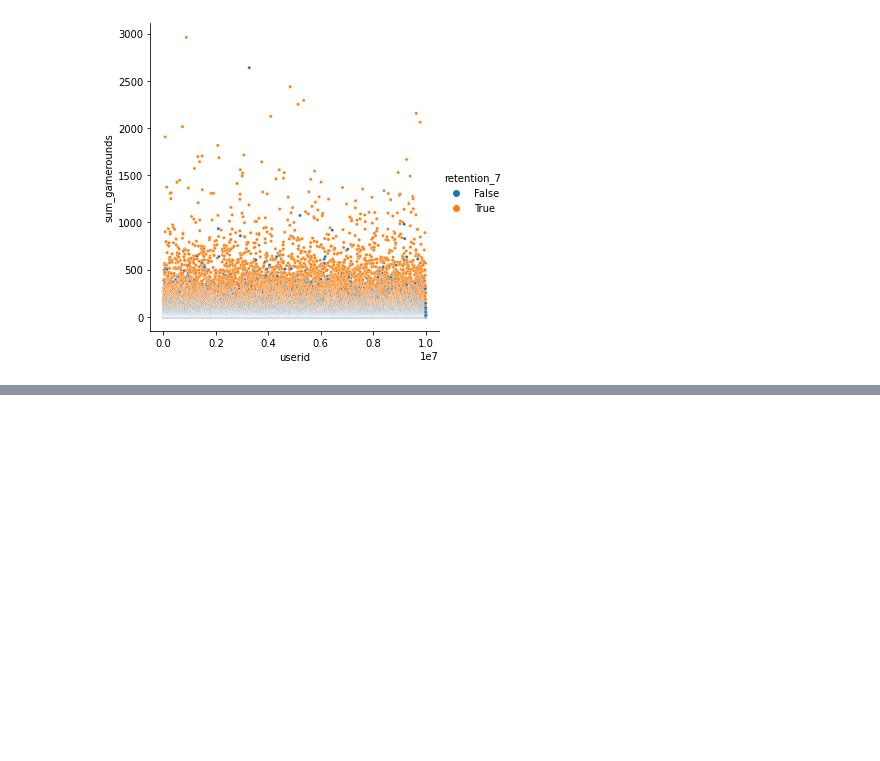
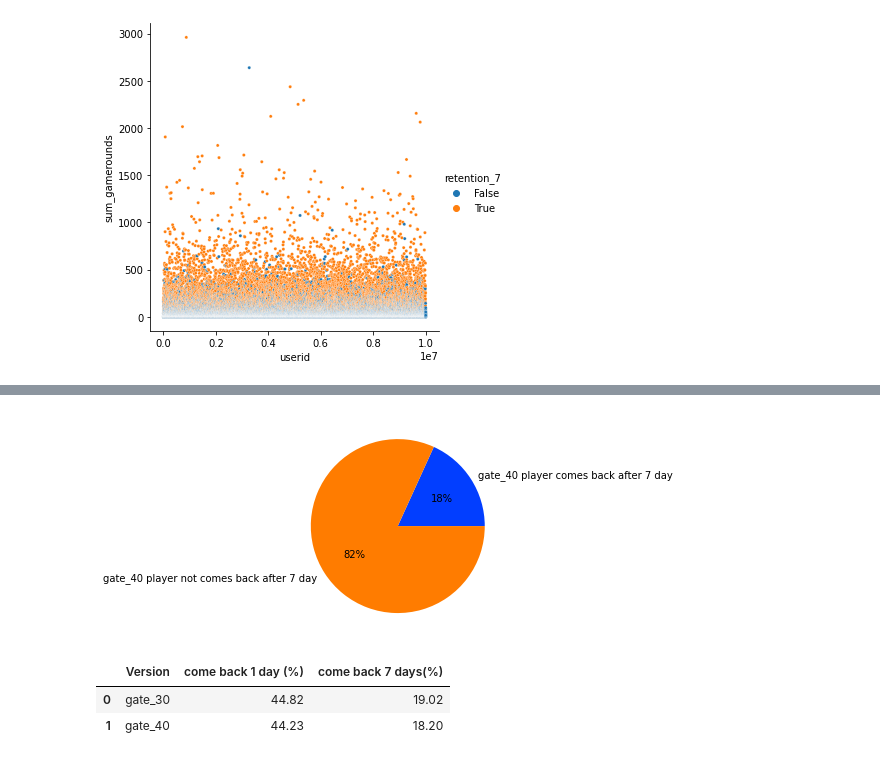
Before and after one commit to AsiMrz/AB-Testing, a Jupyter notebook: data_story.ipynb, the cells around one changed output, grey strips where cells are left out. Cells and saved outputs as stored; diff of their text form; code cells hidden in the pictures; blank space fills up the shorter version.

```diff
--- a/data_story.ipynb
+++ b/data_story.ipynb
@@ -225,0 +280,28 @@ sns.relplot(
+# %%
+#percentage of gate_40 players comes back after 7 day or not
+
+#define data
+g = len(df[(df.version == "gate_40") & (df.retention_7 == True)])/len(df[(df.version == "gate_40")])*100
+h = len(df[(df.version == "gate_40") & (df.retention_7 == False )])/len(df[(df.version == "gate_40")])*100
+
+data = [g, h]
+labels = ['gate_40 player comes back after 7 day', 'gate_40 player not comes back after 7 day']
+
+#define Seaborn color palette to use
+colors = sns.color_palette('bright')[0:5]
+
+#create pie chart
+plt.pie(data, labels = labels, colors = colors, autopct='%.0f%%')
+plt.show()
+# %% [output]
+[figure, added]
+# %%
+#Table: percentage of player come back after 1 or 7 days in each version
+player = pd.DataFrame({'Version': ['gate_30', 'gate_40'],
+                          'come back 1 day (%)': [a,e],
+                          'come back 7 days(%)': [c,g]})
+player.round(2)
+# %% [output]
+|  | Version | come back 1 day (%) | come back 7 days(%) |
+| 0 | gate_30 | 44.82 | 19.02 |
+| 1 | gate_40 | 44.23 | 18.20 |
```
Also changed, not shown: parts of 4 cells of this notebook.
